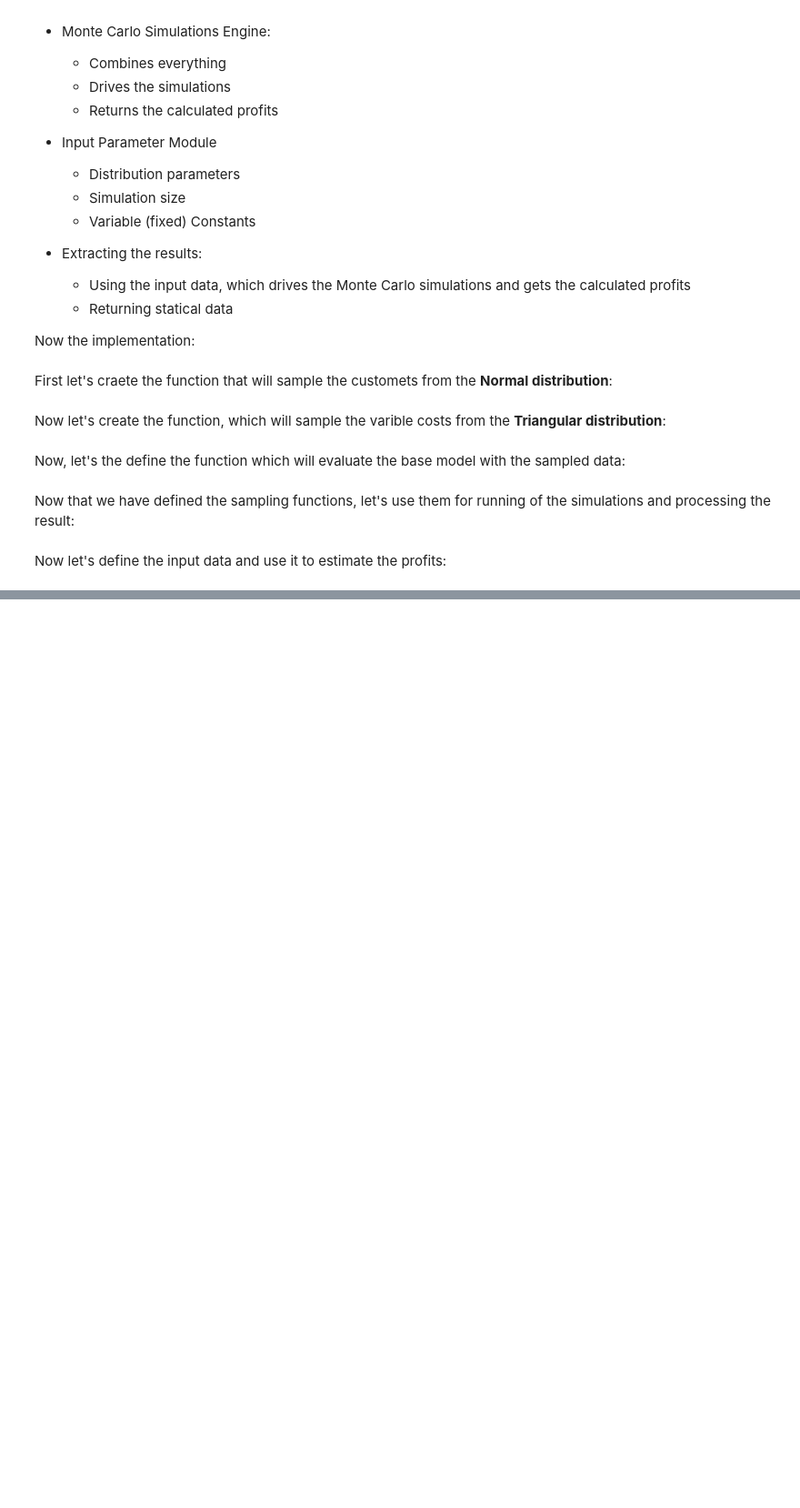
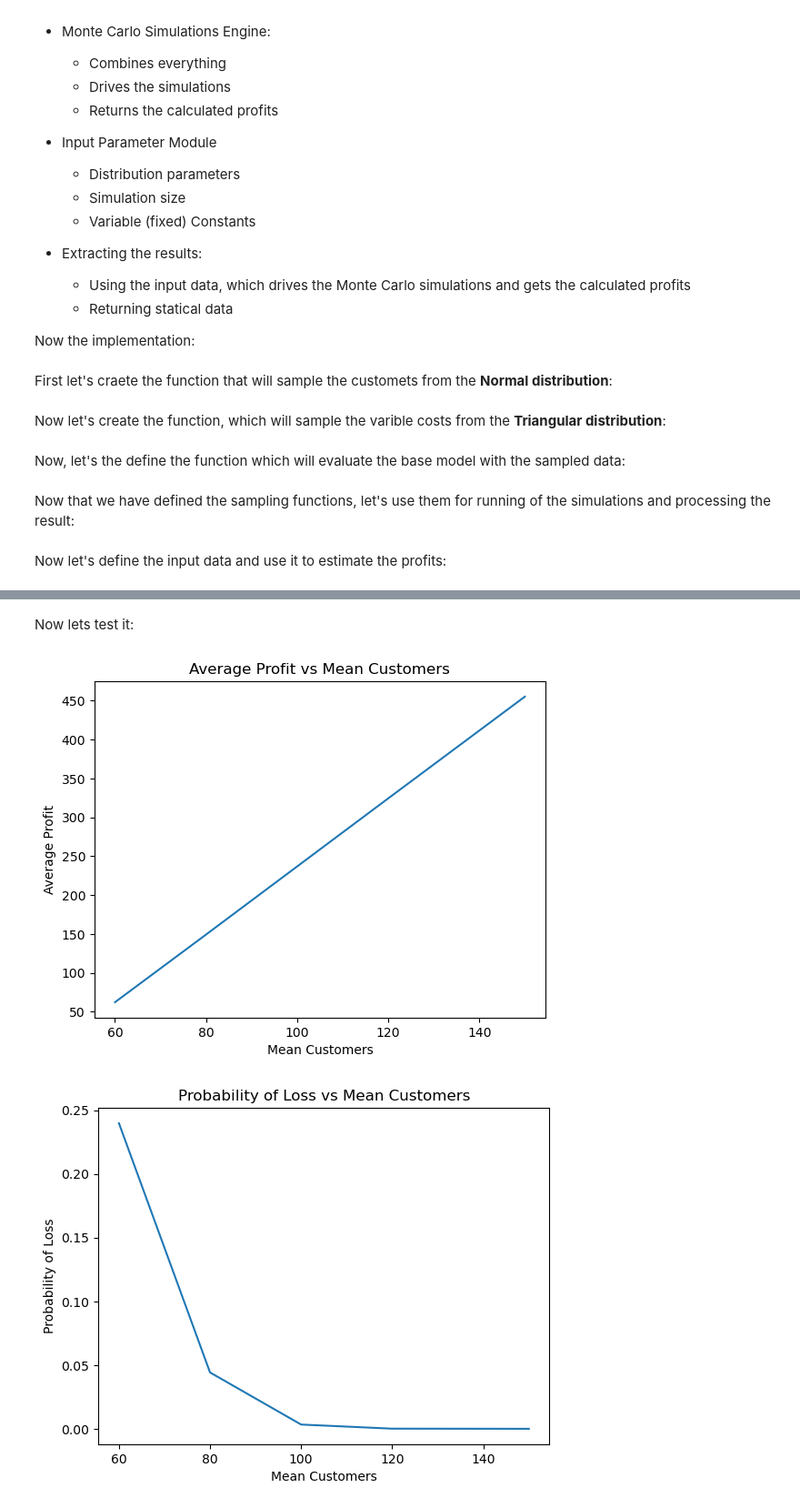
Before and after one commit to kvenov/The_Monte_Carlo_Method, a Jupyter notebook: coffee_shop_forecast.ipynb, the cells around one changed output, grey strips where cells are left out. Shown at 91% size. Saved outputs shown, nothing was run; the diff lists cells and outputs as text; code cells hidden in the pictures; blank space fills up the shorter version.

```diff
--- a/coffee_shop_forecast.ipynb
+++ b/coffee_shop_forecast.ipynb
@@ -277,0 +408,25 @@ We can see that, from this simple, general algorithm we got some very interestin
+# %% [markdown]
+Now lets test it:
+# %%
+# Example input data:
+mean_customers = 100     # the average amount of customers per day
+sd_customers = 20        # the standard deviation
+price_per_order = 5.0    # price per order (fixed)
+fixed_cost_daily = 200   # fixed daily overhead
+cost_min = 0.5           # min variable cost
+cost_mode = 0.6          # most likely variable cost
+cost_max = 0.8           # max variable cost
+
+customers_range = [60, 80, 100, 120, 150]
+plot_avg_profit_and_risk_over_time(simulation_function=run_monte_carlo_simulation, params={
+    'simulations': simulations_size,
+    'sd': sd_customers,
+    'cmin': cost_min,
+    'cmode': cost_mode,
+    'cmax': cost_max,
+    'price': price_per_order,
+    'fixed': fixed_cost_daily
+}, customer_range=customers_range)
+# %% [output]
+[figure, added]
+[figure, added]
```
Also changed, not shown: parts of 22 cells of this notebook.
